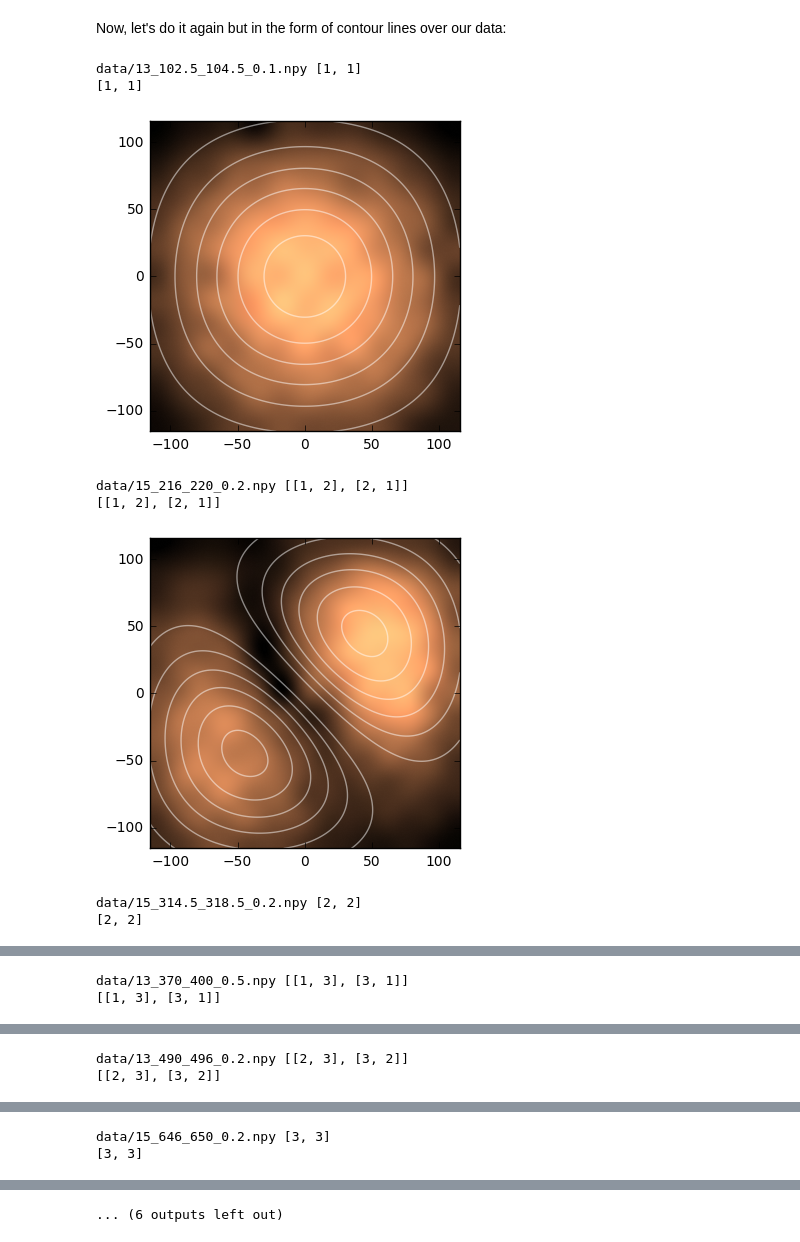
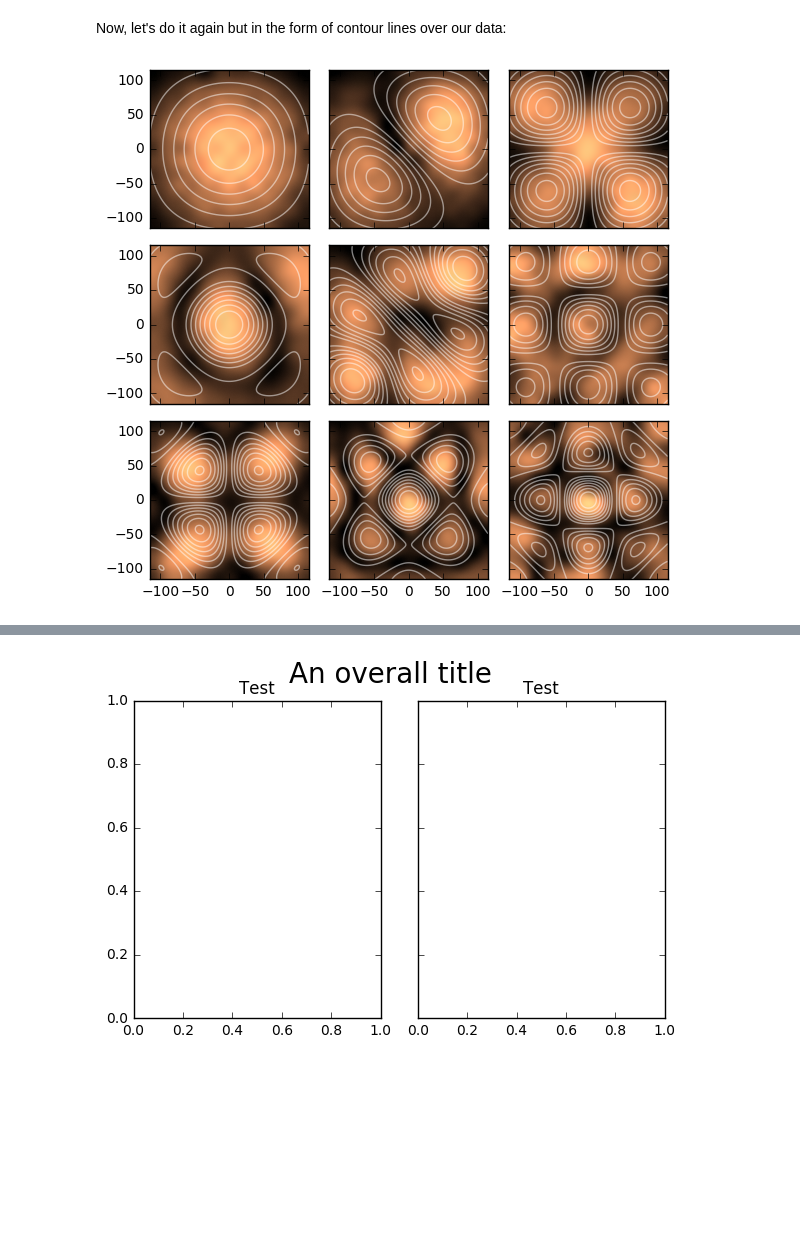
Before and after one commit to ry-dgel/Chladni, a Jupyter notebook: fitting_all_amplitude_data.ipynb, the cells around one changed output, grey strips where cells are left out. Cells and saved outputs as stored; diff of their text form; code cells hidden in the pictures; blank space fills up the shorter version.

Commit message:
Working 9x9 grid of amplitude fits

```diff
--- a/fitting_all_amplitude_data.ipynb
+++ b/fitting_all_amplitude_data.ipynb
@@ -100,37 +102,57 @@ Now, let's do it again but in the form of contour lines over our data:
 # %%
-for i, data_filename in enumerate(good_maps):
+fig = plt.figure()
+gs = gridspec.GridSpec(3, 3)
+arrangement = np.arange(0, 9, 1).reshape(3, 3)
+all_axes = []
+for j, data_filename in enumerate(reversed(good_maps)):
+    i = 8-j
     amplitude = np.load(data_filename)
     summed_z = np.average(amplitude, 2)
-    print(data_filename, eigenmodes[i]),
+    #print(data_filename, eigenmodes[i]),
+    #if j == 4:
+    #    all_axes.append(fig.add_subplot(gs[np.argmin(np.abs(arrangement-i))],
+    #                   sharex=all_axes[1], sharey=all_axes[3]))
+    #elif j == 3:
+    #    all_axes.append(fig.add_subplot(gs[np.argmin(np.abs(arrangement-i))],
+    #                   sharex=all_axes[0]))
+    #elif j == 5:
+    #    all_axes.append(fig.add_subplot(gs[np.argmin(np.abs(arrangement-i))],
+    #                   sharex=all_axes[2], sharey=all_axes[3]))
 
-    plt.imshow(summed_z, cmap='copper', interpolation='lanczos',
+    all_axes.append(fig.add_subplot(gs[np.argmin(np.abs(arrangement-i))]))
+    ax = all_axes[j]
+
+
+    ax.imshow(summed_z, cmap='copper', interpolation='lanczos',
               extent=tuple(np.array([-7, 7, -7, 7])*mm_per_gridpoint))
 
     mode = eigenmodes[i]
     if type(mode[0]) == type(1):
         #Not degenerate!
-        print(mode)
-        plt.contour(np.abs(np.dot(eigenmode_function[mode[0]-1](x_domain_full)[:, None],
+        #print(mode)
+        ax.contour(np.abs(np.dot(eigenmode_function[mode[0]-1](x_domain_full)[:, None],
                    eigenmode_function[mode[1]-1](y_domain_full)[None])), colors='w',
                    extent=tuple(np.array([-7, 7, -7, 7])*mm_per_gridpoint), alpha=0.5)
-        plt.show()
     else:
         #Degenerate!
-        print(mode)
-        plt.contour(np.abs(np.dot(eigenmode_function[mode[0][0]-1](x_domain_full)[:, None],
+        #print(mode)
+        ax.contour(np.abs(np.dot(eigenmode_function[mode[0][0]-1](x_domain_full)[:, None],
                    eigenmode_function[mode[0][1]-1](y_domain_full)[None]) + \
-                  np.dot(eigenmode_function[mode[1][0]-1](x_domain_full)[:, None],
+                   np.dot(eigenmode_function[mode[1][0]-1](x_domain_full)[:, None],
                    eigenmode_function[mode[1][1]-1](y_domain_full)[None])), colors='w',
                    extent=tuple(np.array([-7, 7, -7, 7])*mm_per_gridpoint), alpha=0.5)
-        plt.show()
+    #ax.set_xlabel("x-displacement (mm)")
+    #ax.set_ylabel("y-displacement (mm)")
+    if j in [3, 4, 6, 7]:
+        plt.setp(ax.get_yticklabels(), visible=False)
+        plt.setp(ax.get_xticklabels(), visible=False)
+    elif j in [0, 1]:
+        plt.setp(ax.get_yticklabels(), visible=False)
+    elif j in [5, 8]:
+        plt.setp(ax.get_xticklabels(), visible=False)
 
-    plt.show()
+plt.setp([all_axes], title='Test')
+gs.tight_layout(fig, rect=[0, 0, 1, 1.4])
+plt.show()
 # %% [output]
-data/13_102.5_104.5_0.1.npy [1, 1]
-[1, 1]
-[figure, old version]
+[figure, new version]
-data/15_216_220_0.2.npy [[1, 2], [2, 1]]
-[[1, 2], [2, 1]]
-[figure, removed]
-data/15_314.5_318.5_0.2.npy [2, 2]
-[2, 2]
@@ -138,2 +158,0 @@ data/15_314.5_318.5_0.2.npy [2, 2]
-data/13_370_400_0.5.npy [[1, 3], [3, 1]]
-[[1, 3], [3, 1]]
@@ -141,2 +158,0 @@ data/13_370_400_0.5.npy [[1, 3], [3, 1]]
-data/13_490_496_0.2.npy [[2, 3], [3, 2]]
-[[2, 3], [3, 2]]
@@ -144,2 +158,0 @@ data/13_490_496_0.2.npy [[2, 3], [3, 2]]
-data/15_646_650_0.2.npy [3, 3]
-[3, 3]
@@ -147 +159,13 @@ data/15_646_650_0.2.npy [3, 3]
-... (6 outputs left out)
+# %%
+fig = plt.figure()
+gs = gridspec.GridSpec(1,2)
+ax1 = fig.add_subplot(gs[0])
+ax2 = fig.add_subplot(gs[1], sharey=ax1)
+plt.setp(ax2.get_yticklabels(), visible=False)
+plt.setp([ax1, ax2], title='Test')
+fig.suptitle('An overall title', size=20)
+gs.tight_layout(fig, rect=[0, 0, 1, 0.97])
+
+plt.show()
+# %% [output]
+[figure, added]
```
Also changed, not shown: parts of 3 cells of this notebook.
